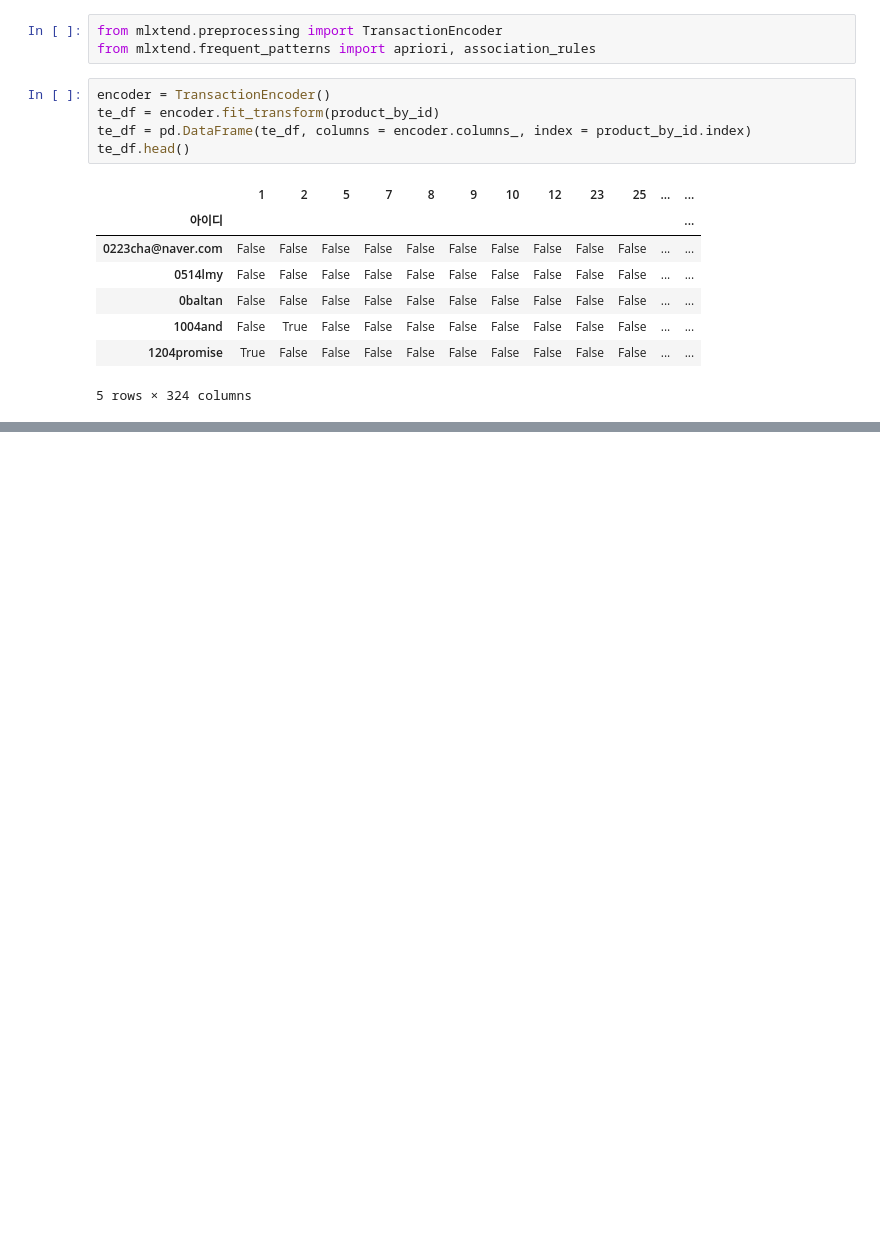
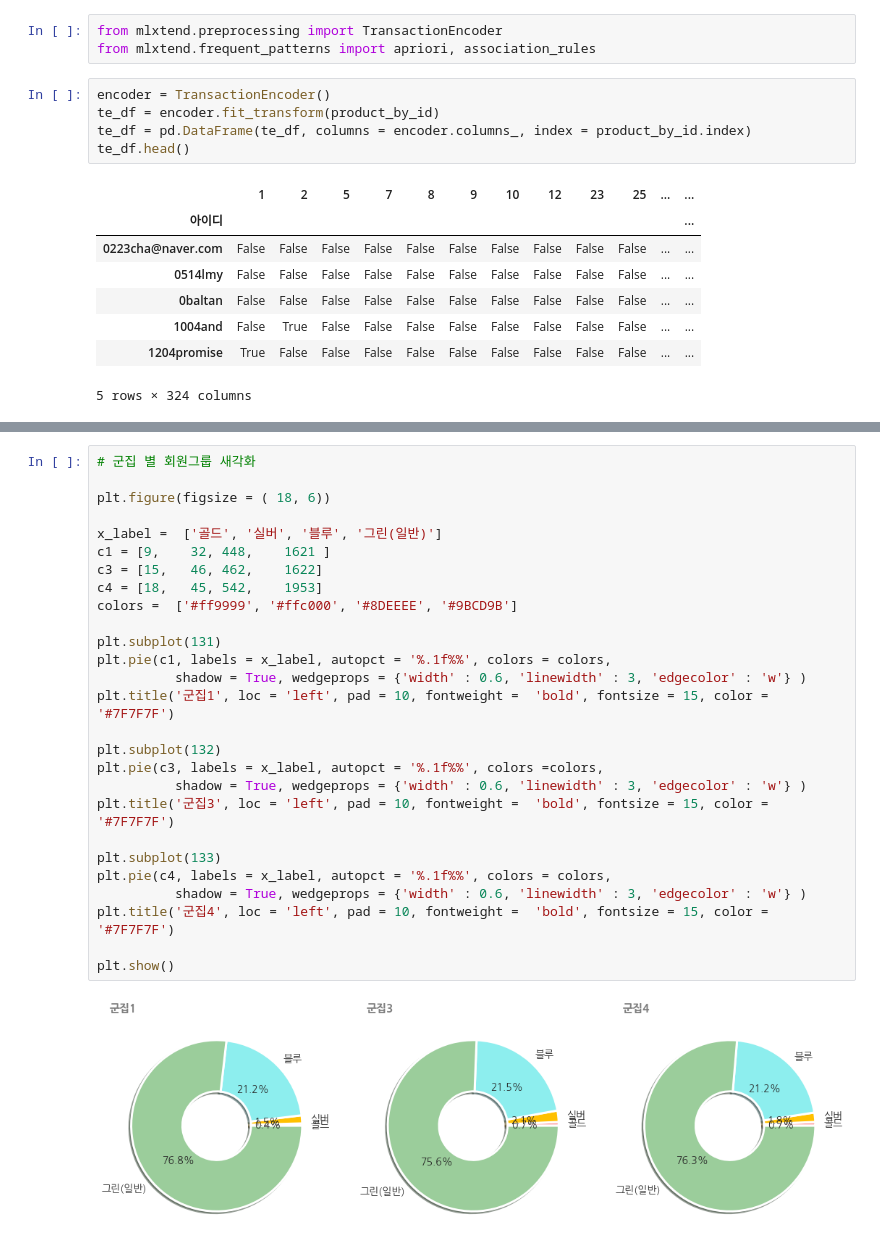
Before and after one commit to marucmc/Innerpeople_duduworld, a Jupyter notebook: 고객세분화_dudu_221008.ipynb, the cells around one changed output, grey strips where cells are left out. Drawn from its saved outputs; the diff is of its cells as text; blank space fills up the shorter version.

```diff
--- a/고객세분화_dudu_221008.ipynb
+++ b/고객세분화_dudu_221008.ipynb
@@ -1076,0 +1157,29 @@ Text(0.0, 1.0, '군집3')
+# %%
+# 군집 별 회원그룹 새각화
+
+plt.figure(figsize = ( 18, 6))
+
+x_label =  ['골드', '실버', '블루', '그린(일반)']
+c1 = [9,	32,	448,	1621 ]
+c3 = [15,	46,	462,	1622]
+c4 = [18,	45,	542,	1953]
+colors =  ['#ff9999', '#ffc000', '#8DEEEE', '#9BCD9B']
+
+plt.subplot(131)
+plt.pie(c1, labels = x_label, autopct = '%.1f%%', colors = colors,
+          shadow = True, wedgeprops = {'width' : 0.6, 'linewidth' : 3, 'edgecolor' : 'w'} )
+plt.title('군집1', loc = 'left', pad = 10, fontweight =  'bold', fontsize = 15, color =  '#7F7F7F')
+
+plt.subplot(132)
+plt.pie(c3, labels = x_label, autopct = '%.1f%%', colors =colors,
+          shadow = True, wedgeprops = {'width' : 0.6, 'linewidth' : 3, 'edgecolor' : 'w'} )
+plt.title('군집3', loc = 'left', pad = 10, fontweight =  'bold', fontsize = 15, color =  '#7F7F7F')
+
+plt.subplot(133)
+plt.pie(c4, labels = x_label, autopct = '%.1f%%', colors = colors,
+          shadow = True, wedgeprops = {'width' : 0.6, 'linewidth' : 3, 'edgecolor' : 'w'} )
+plt.title('군집4', loc = 'left', pad = 10, fontweight =  'bold', fontsize = 15, color =  '#7F7F7F')
+
+plt.show()
+# %% [output]
+[figure, added]
```
Also changed, not shown: parts of 60 cells of this notebook.
